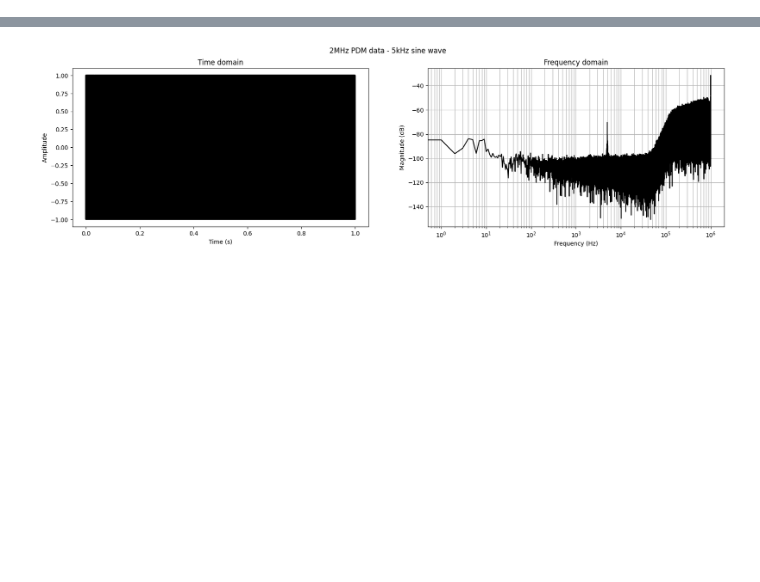
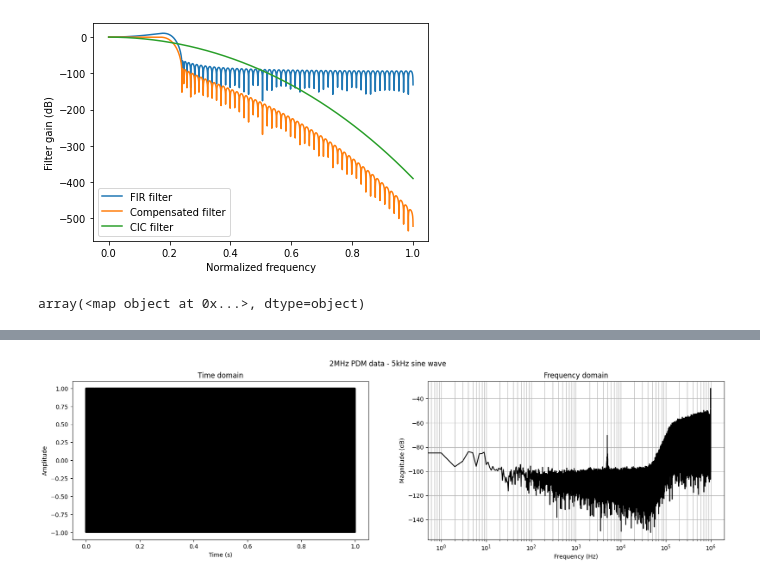
Before and after one commit to Lwao/mems2sd_esp32, a Jupyter notebook: python/PDMSignalProcessing/SineWaveCrossTesting.ipynb, the cells around one changed output, grey strips where cells are left out. Drawn from its saved outputs; the diff is of its cells as text; code cells hidden in the pictures; blank space fills up the shorter version.

```diff
--- a/python/PDMSignalProcessing/SineWaveCrossTesting.ipynb
+++ b/python/PDMSignalProcessing/SineWaveCrossTesting.ipynb
@@ -14,3 +14,55 @@ from PDM2PCM import *
 from PCM2PDM import *
 from Serialize import *
 from PlotSuite import *
+# %%
+import sys
+from scipy import signal
+import numpy as np
+
+def get_taps(N, R, M, ntaps=128, cutoff=0.2):
+    """
+    Find the coefficients of the half-band FIR filter that compensate the CIC filter from 0 to cutoff
+    N : number of CIC stages
+    R : decimation rate
+    M : differential delay in the comb section stages of the filter
+    """
+    f = np.arange(2048) / 2047.
+    cic_response = lambda f : abs( M/R * (np.sin((f*R)/2)) / (np.sin((f*M)/2.)) )**N if f !=0 else 1
+
+    H = np.fromiter(map(cic_response, f*np.pi), dtype=np.float64)
+
+    # Define frequency reponse of ideal compensation filter
+    H = np.fromiter(map(cic_response, f*np.pi / R), dtype=np.float64)
+    Hc = 1/H * (f < cutoff)
+
+    beta = 8
+    taps = signal.firwin2(ntaps, f, Hc, nfreqs = 1025, window=('kaiser', beta))
+    taps /= np.sum(taps)
+    return taps, cic_response
+
+N = float(100) # number of CIC stages
+R = float(16) # decimation rate
+M = float(1) # differential delay
+
+taps, cic_response = get_taps(N, R, M)
+
+# print(', '.join('%e' % f for f in taps))
+
+import matplotlib.pyplot as plt
+w, h = signal.freqz(taps, worN=16384)
+hh = np.fromiter(map(cic_response, w / R), dtype=np.float64)
+hh[0] = 1
+plt.plot(w / np.pi, 20 * np.log10(abs(h)), label='FIR filter')
+plt.plot(w / np.pi, 20 * np.log10(abs(h * hh)), label='Compensated filter')
+plt.plot(w / np.pi, 20 * np.log10(abs(hh)), label='CIC filter')
+plt.xlabel('Normalized frequency')
+plt.ylabel('Filter gain (dB)')
+plt.legend()
+# plt.ylim(-120, 20)
+plt.show()
+# %% [output]
+[figure, added]
+# %%
+Hc
+# %% [output]
+array(<map object at 0x...>, dtype=object)
```
Also changed, not shown: parts of 3 cells of this notebook, 1 other file.
